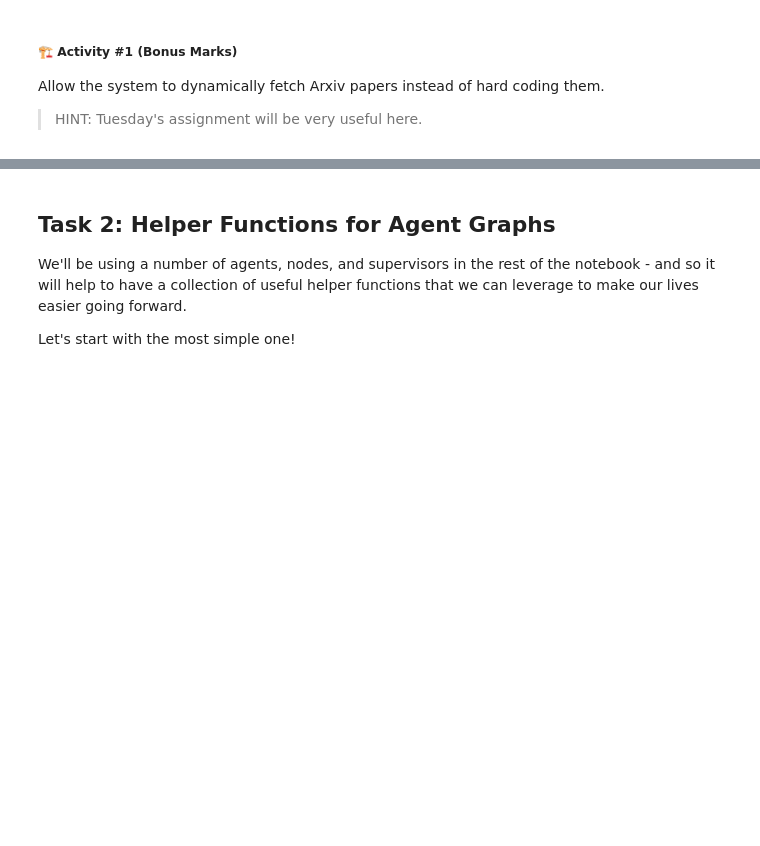
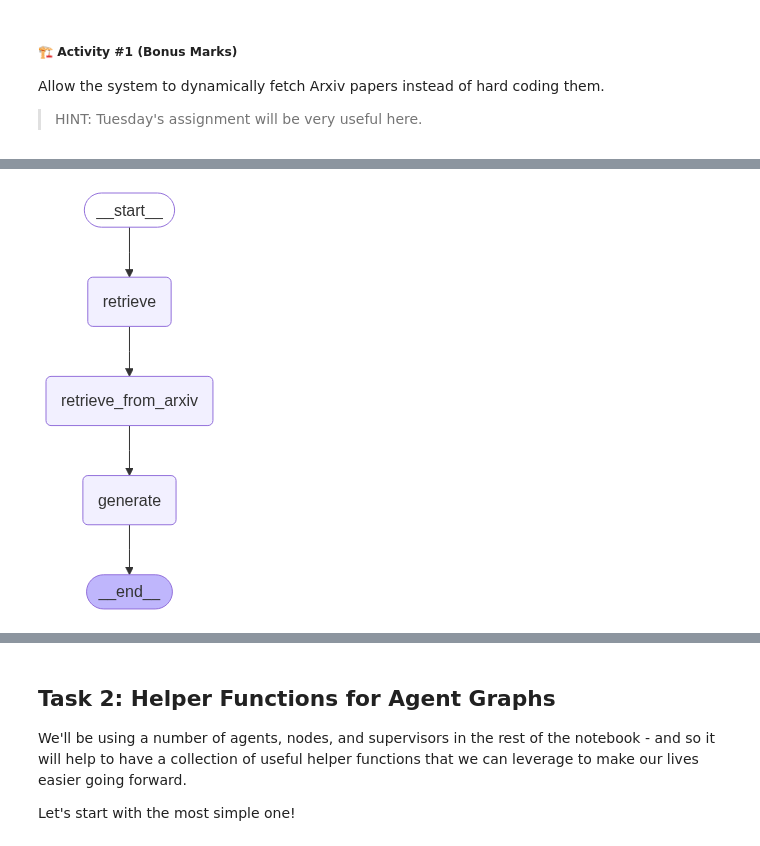
Before and after one commit to julie-berlin/aie-cohort-7, a Jupyter notebook: 06_Multi_Agent_with_LangGraph/Multi_Agent_RAG_LangGraph.ipynb, the cells around one changed output, grey strips where cells are left out. Drawn from its saved outputs; the diff is of its cells as text; code cells hidden in the pictures; blank space fills up the shorter version.

```diff
--- a/06_Multi_Agent_with_LangGraph/Multi_Agent_RAG_LangGraph.ipynb
+++ b/06_Multi_Agent_with_LangGraph/Multi_Agent_RAG_LangGraph.ipynb
@@ -189,0 +237,17 @@ Allow the system to dynamically fetch Arxiv papers instead of hard coding them.
+# %%
+# reuse the existing other nodes to make an updated graph
+
+graph_builder_extra = StateGraph(State)
+graph_builder_extra.add_node("retrieve", retrieve)
+graph_builder_extra.add_node("retrieve_from_arxiv", retrieve_from_arxiv)
+graph_builder_extra.add_node("generate", generate)
+
+graph_builder_extra.add_edge(START, "retrieve")
+graph_builder_extra.add_edge("retrieve", "retrieve_from_arxiv")
+graph_builder_extra.add_edge("retrieve_from_arxiv", "generate")
+
+rag_arxiv_graph = graph_builder_extra.compile()
+# %%
+rag_arxiv_graph
+# %% [output]
+[figure, added]
```
Also changed, not shown: parts of 18 cells of this notebook, 4 other files.
